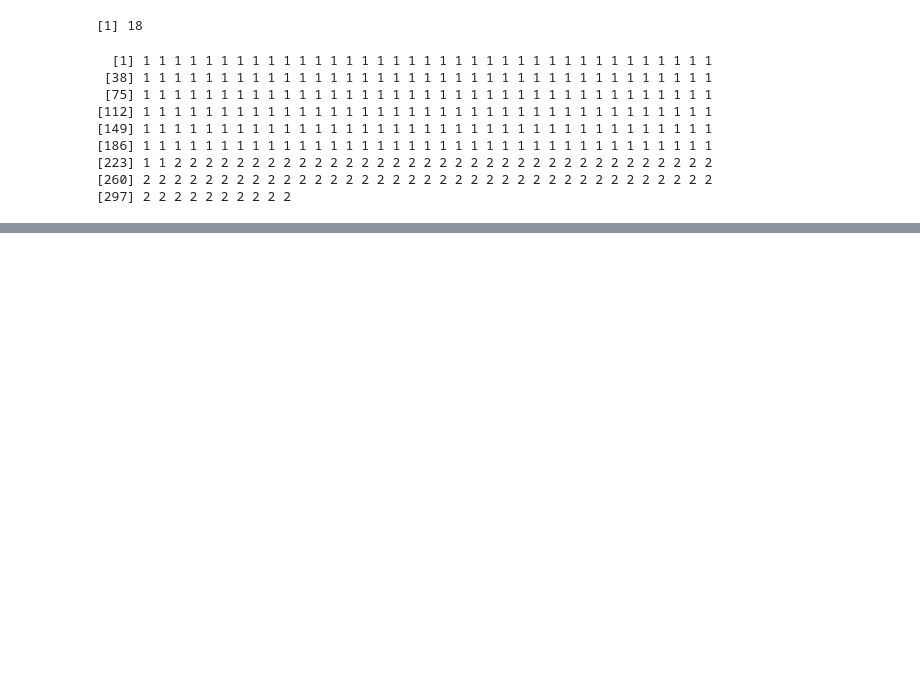
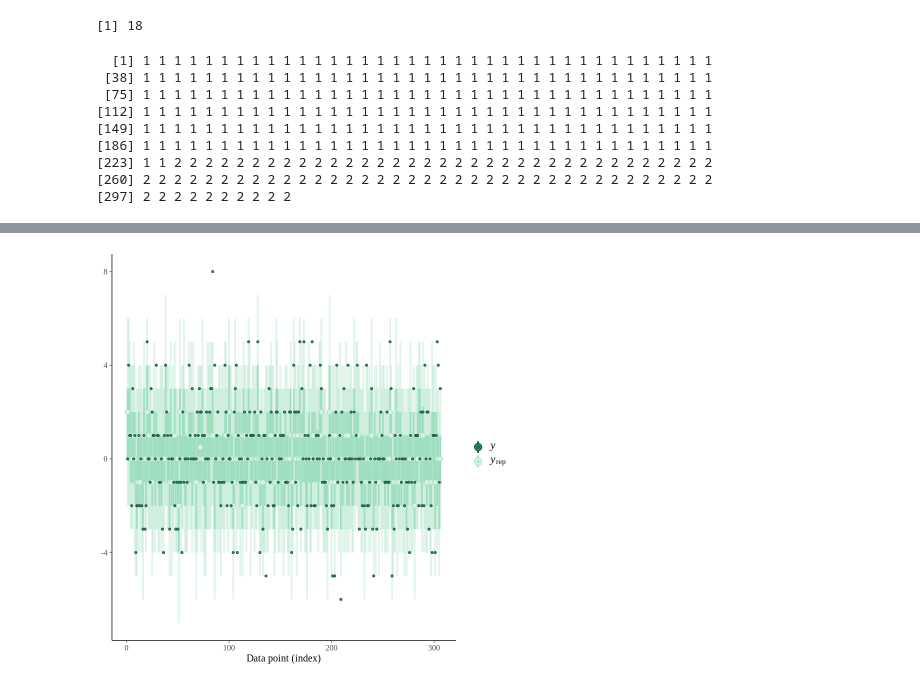
Before and after one commit to hublun/Stan, a Jupyter notebook: Stan/Jupyter/Bundesliga_2020.ipynb, the cells around one changed output, grey strips where cells are left out. Saved outputs shown, nothing was run; the diff lists cells and outputs as text; code cells hidden in the pictures; blank space fills up the shorter version.

```diff
--- a/Stan/Jupyter/Bundesliga_2020.ipynb
+++ b/Stan/Jupyter/Bundesliga_2020.ipynb
@@ -239,0 +222,4 @@ ERROR: Error in eval(expr, envir, enclos): object 'theme_Posterior' not found
+# %%
+ppc_intervals(y=as.numeric(HFA$HG - HFA$VG), yrep = mcmc$yp_H - mcmc$yp_V, prob = 0.55, prob_outer = 0.95)
+# %% [output]
+[figure, added]
```
Also changed, not shown: parts of 17 cells of this notebook, 4 other files.
